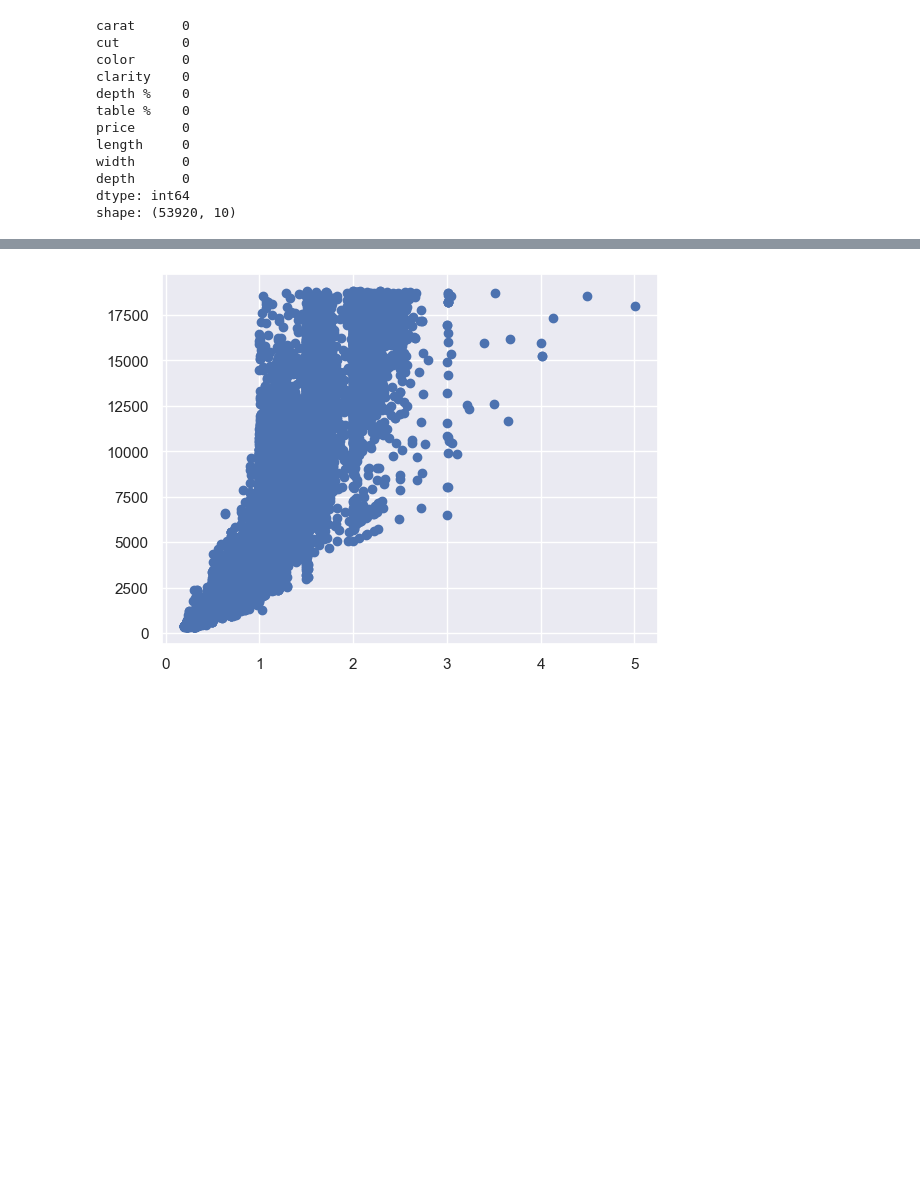
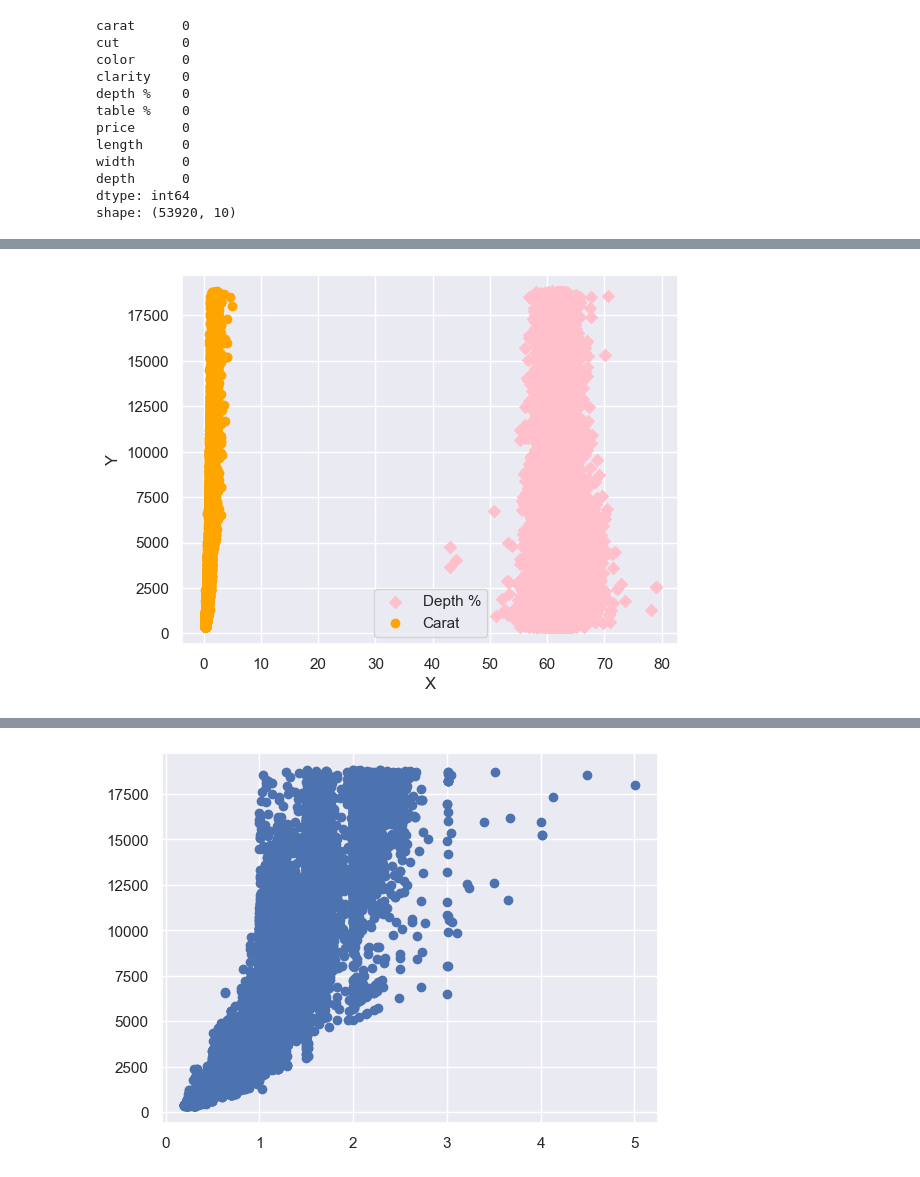
Before and after one commit to urartu1995/dataviz, a Jupyter notebook: main.ipynb, the cells around one changed output, grey strips where cells are left out. Cells and saved outputs as stored; diff of their text form; code cells hidden in the pictures; blank space fills up the shorter version.

```diff
--- a/main.ipynb
+++ b/main.ipynb
@@ -142,0 +128,23 @@ Text(0.5, 0.98, 'Clarity')
+# %%
+# n = 10
+# random_x = np.random.randn(n)
+# random_y = np.random.randn(n)
+# trace = go.Scatter(x=random_x,y=random_y,mode = 'markers',marker= dict(size =10,color="rgba(152,0,0,1)"))
+# fig = go.Figure(trace)
+# fig.show()
+# print(random_x,random_y)
+
+plt.scatter(data['depth %'],data['price'],
+           marker='D',
+           color='pink',
+           label='Depth %')
+plt.scatter(data['carat'],data['price'],
+           marker='o',
+           color='orange',
+           label='Carat')
+plt.xlabel('X')
+plt.ylabel('Y')
+plt.legend()
+plt.show()
+# %% [output]
+[figure, added]
```
Also changed, not shown: parts of 14 cells of this notebook.
